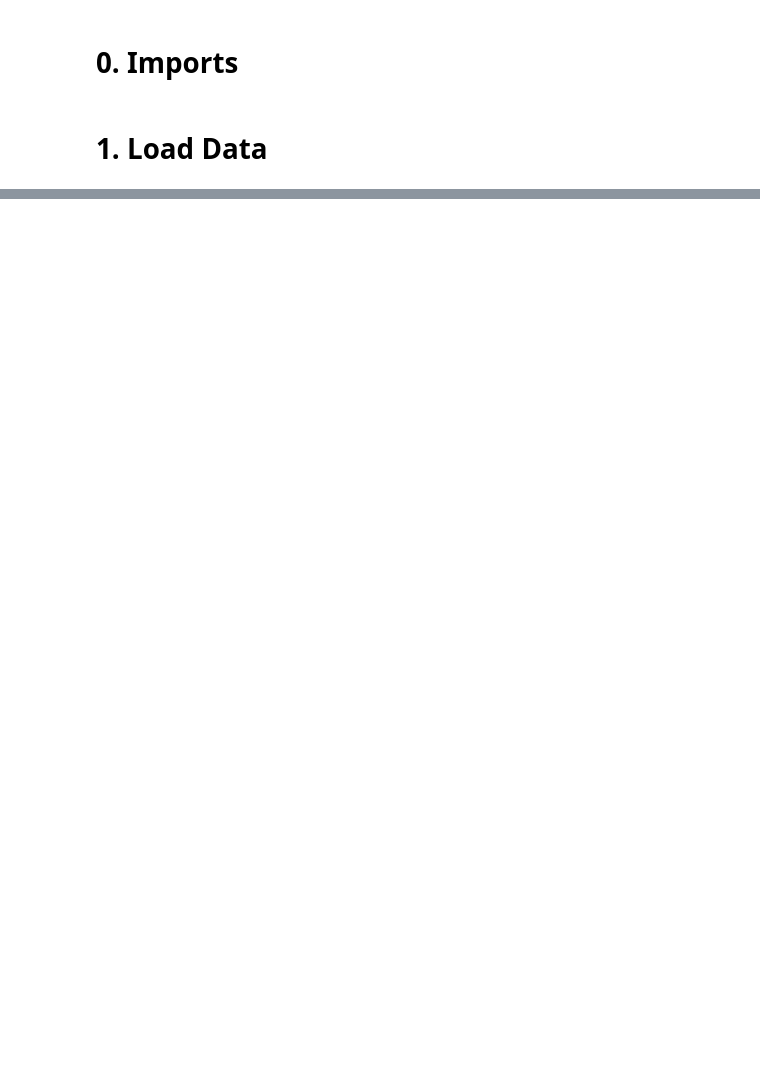
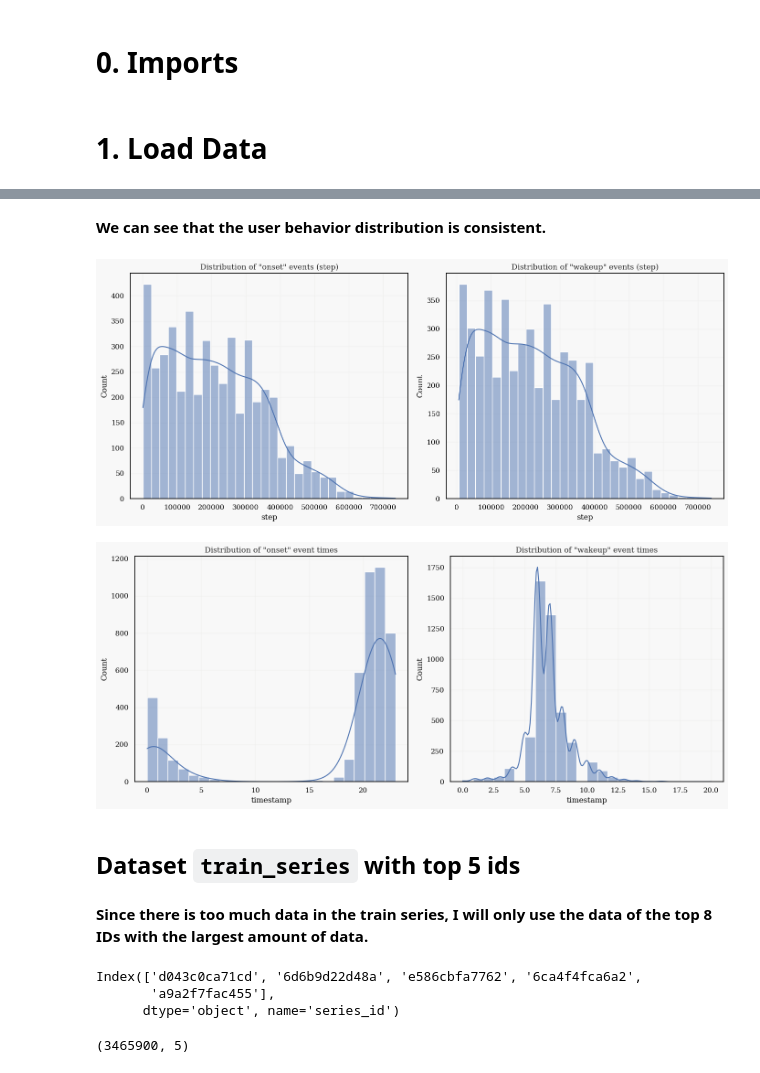
Before and after one commit to zerolovesea/Kaggle_Competitions, a Jupyter notebook: detect-sleep-baseline-modeling.ipynb, the cells around one changed output, grey strips where cells are left out. Drawn from its saved outputs; the diff is of its cells as text; code cells hidden in the pictures; blank space fills up the shorter version.

```diff
--- a/detect-sleep-baseline-modeling.ipynb
+++ b/detect-sleep-baseline-modeling.ipynb
@@ -228,0 +260,48 @@ submission.to_csv('submission.csv', index=False)
+# %% [markdown]
+**We can see that the user behavior distribution is consistent.**
+# %%
+plt.figure(figsize=(14, 6))
+
+plt.subplot(1, 2, 1)
+sns.histplot(df_onset['step'], bins=30, kde=True)
+plt.title('Distribution of "onset" events (step)')
+
+plt.subplot(1, 2, 2)
+sns.histplot(df_wakeup['step'], bins=30, kde=True)
+plt.title('Distribution of "wakeup" events (step)')
+
+plt.tight_layout()
+plt.show()
+
+# Plot the distribution of "onset" and "wakeup" event times
+plt.figure(figsize=(14, 6))
+
+plt.subplot(1, 2, 1)
+sns.histplot(df_onset['timestamp'].dt.hour, bins=24, kde=True)
+plt.title('Distribution of "onset" event times')
+
+plt.subplot(1, 2, 2)
+sns.histplot(df_wakeup['timestamp'].dt.hour, bins=24, kde=True)
+plt.title('Distribution of "wakeup" event times')
+
+plt.tight_layout()
+plt.show()
+# %% [output]
+[figure, added]
+[figure, added]
+# %% [markdown]
+## Dataset `train_series` with top 5 ids
+# %% [markdown]
+**Since there is too much data in the train series, I will only use the data of the top 8 IDs with the largest amount of data.**
+# %%
+top5id = train_events.groupby('series_id')['date'].nunique().to_frame().sort_values(by='date',ascending=False).head(5).index
+top5id
+# %% [output]
+Index(['d043c0ca71cd', '6d6b9d22d48a', 'e586cbfa7762', '6ca4f4fca6a2',
+       'a9a2f7fac455'],
+      dtype='object', name='series_id')
+# %%
+train_series_top5 = train_series[train_series['series_id'].isin(top5id)]
+train_series_top5.shape
+# %% [output]
+(3465900, 5)
```
Also changed, not shown: parts of 48 cells of this notebook.
